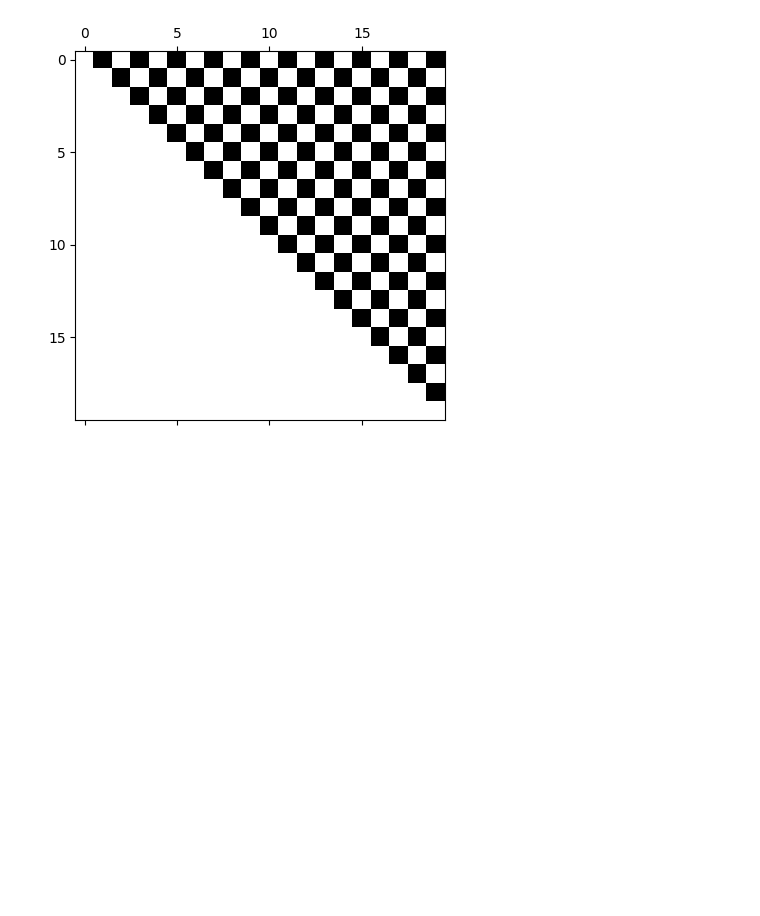
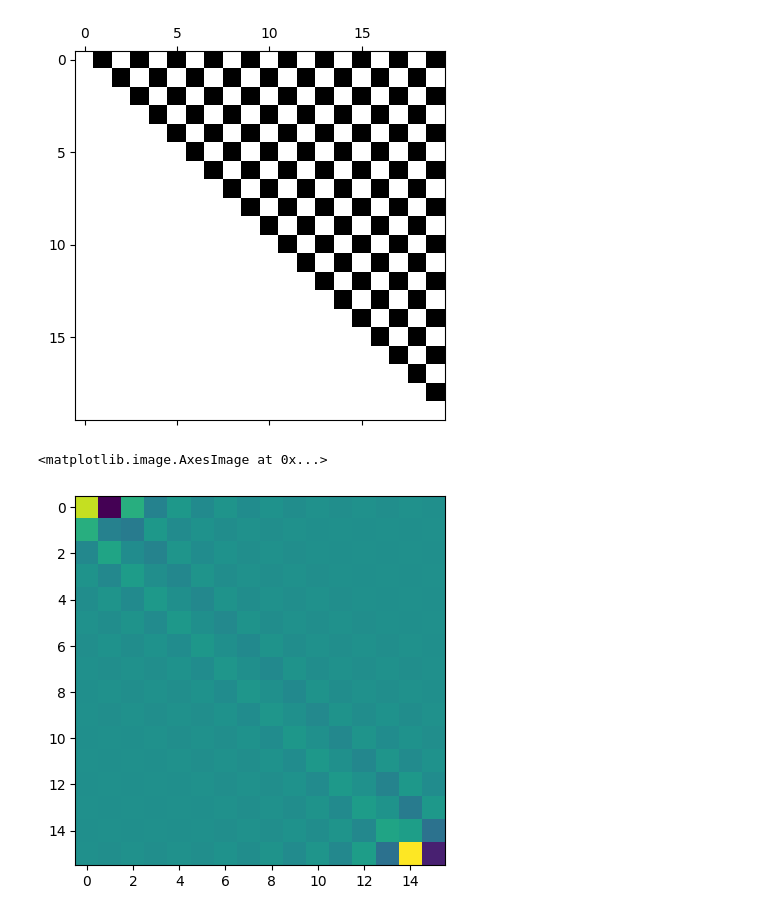
Before and after one commit to mtscott/Spectral-QTT, a Jupyter notebook: driver_figures.ipynb, the cells around one changed output. Drawn from its saved outputs; the diff is of its cells as text; code cells hidden in the pictures; blank space fills up the shorter version.

```diff
--- a/driver_figures.ipynb
+++ b/driver_figures.ipynb
@@ -105,3 +106,10 @@ plt.spy(mat)
 plt.show()
 # %% [output]
 [figure]
+# %%
+n = 15
+D,x = cheb(n)
+plt.imshow(D)
+# %% [output]
+<matplotlib.image.AxesImage at 0x...>
+[figure, added]
```
Also changed, not shown: parts of 4 cells of this notebook.
